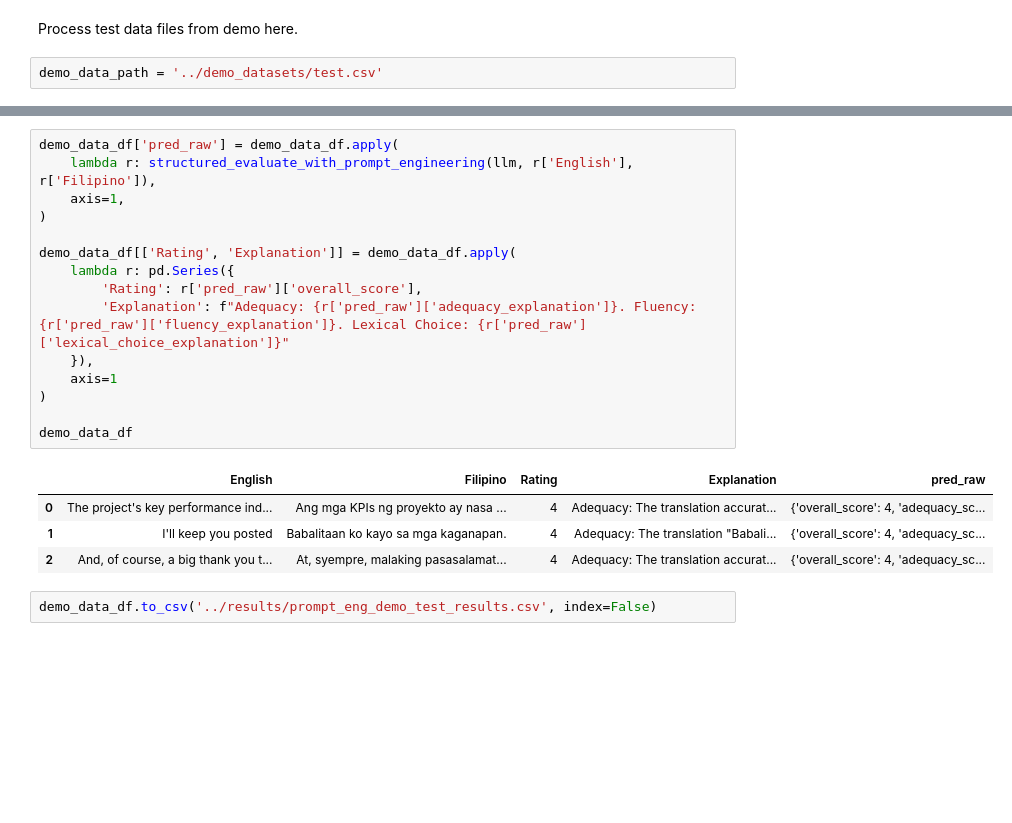
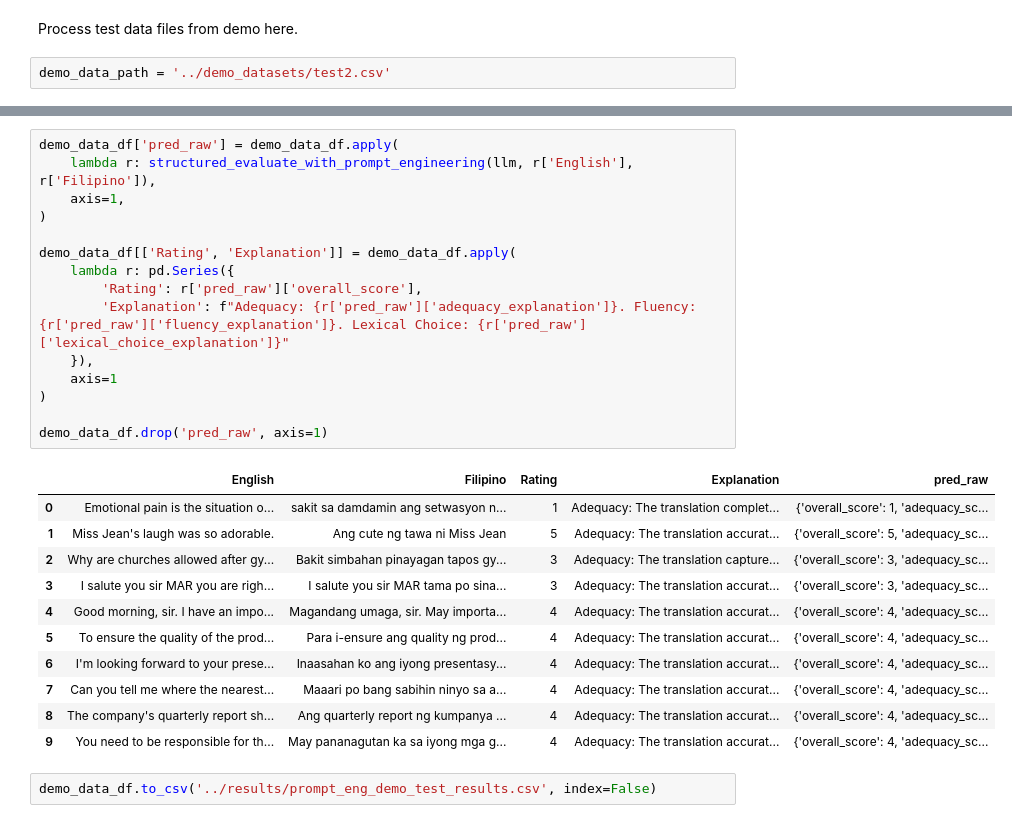
Before and after one commit to riki-11/csc420m-llm-as-judge, a Jupyter notebook: prompt-judge/prompt_judge.ipynb, the cells around one changed output, grey strips where cells are left out. Cells and saved outputs as stored; diff of their text form; blank space fills up the shorter version.

Commit message:
feat: generate results for demo test set.

```diff
--- a/prompt-judge/prompt_judge.ipynb
+++ b/prompt-judge/prompt_judge.ipynb
@@ -253,7 +251,7 @@ print(json.dumps(result, indent=2, ensure_ascii=False))
 # %% [markdown]
 Process test data files from demo here.
 # %%
-demo_data_path = '../demo_datasets/test.csv'
+demo_data_path = '../demo_datasets/test2.csv'
 # %%
 demo_data_df = pd.read_csv(demo_data_path)
 demo_data_df
@@ -265,22 +270,29 @@ demo_data_df
 # %%
 demo_data_df['pred_raw'] = demo_data_df.apply(
     lambda r: structured_evaluate_with_prompt_engineering(llm, r['English'], r['Filipino']),
     axis=1,
 )
 
 demo_data_df[['Rating', 'Explanation']] = demo_data_df.apply(
     lambda r: pd.Series({
         'Rating': r['pred_raw']['overall_score'],
         'Explanation': f"Adequacy: {r['pred_raw']['adequacy_explanation']}. Fluency: {r['pred_raw']['fluency_explanation']}. Lexical Choice: {r['pred_raw']['lexical_choice_explanation']}"
     }),
     axis=1
 )
 
-demo_data_df
+demo_data_df.drop('pred_raw', axis=1)
 # %% [output]
 |  | English | Filipino | Rating | Explanation | pred_raw |
-| 0 | The project's key performance ind... | Ang mga KPIs ng proyekto ay nasa ... | 4 | Adequacy: The translation accurat... | {'overall_score': 4, 'adequacy_sc... |
-| 1 | I'll keep you posted | Babalitaan ko kayo sa mga kaganapan. | 4 | Adequacy: The translation "Babali... | {'overall_score': 4, 'adequacy_sc... |
-| 2 | And, of course, a big thank you t... | At, syempre, malaking pasasalamat... | 4 | Adequacy: The translation accurat... | {'overall_score': 4, 'adequacy_sc... |
+| 0 | Emotional pain is the situation o... | sakit sa damdamin ang setwasyon n... | 1 | Adequacy: The translation complet... | {'overall_score': 1, 'adequacy_sc... |
+| 1 | Miss Jean's laugh was so adorable. | Ang cute ng tawa ni Miss Jean | 5 | Adequacy: The translation accurat... | {'overall_score': 5, 'adequacy_sc... |
+| 2 | Why are churches allowed after gy... | Bakit simbahan pinayagan tapos gy... | 3 | Adequacy: The translation capture... | {'overall_score': 3, 'adequacy_sc... |
+| 3 | I salute you sir MAR you are righ... | I salute you sir MAR tama po sina... | 3 | Adequacy: The translation accurat... | {'overall_score': 3, 'adequacy_sc... |
+| 4 | Good morning, sir. I have an impo... | Magandang umaga, sir. May importa... | 4 | Adequacy: The translation accurat... | {'overall_score': 4, 'adequacy_sc... |
+| 5 | To ensure the quality of the prod... | Para i-ensure ang quality ng prod... | 4 | Adequacy: The translation accurat... | {'overall_score': 4, 'adequacy_sc... |
+| 6 | I'm looking forward to your prese... | Inaasahan ko ang iyong presentasy... | 4 | Adequacy: The translation accurat... | {'overall_score': 4, 'adequacy_sc... |
+| 7 | Can you tell me where the nearest... | Maaari po bang sabihin ninyo sa a... | 4 | Adequacy: The translation accurat... | {'overall_score': 4, 'adequacy_sc... |
+| 8 | The company's quarterly report sh... | Ang quarterly report ng kumpanya ... | 4 | Adequacy: The translation accurat... | {'overall_score': 4, 'adequacy_sc... |
+| 9 | You need to be responsible for th... | May pananagutan ka sa iyong mga g... | 4 | Adequacy: The translation accurat... | {'overall_score': 4, 'adequacy_sc... |
 # %%
 demo_data_df.to_csv('../results/prompt_eng_demo_test_results.csv', index=False)
```
Also changed, not shown: parts of 3 cells of this notebook, 7 other files.
